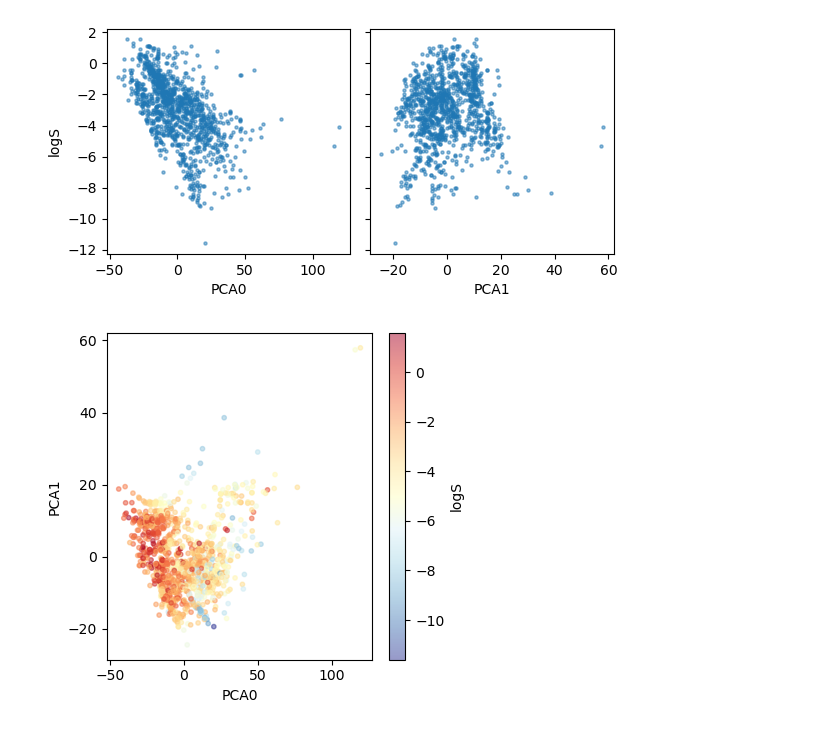
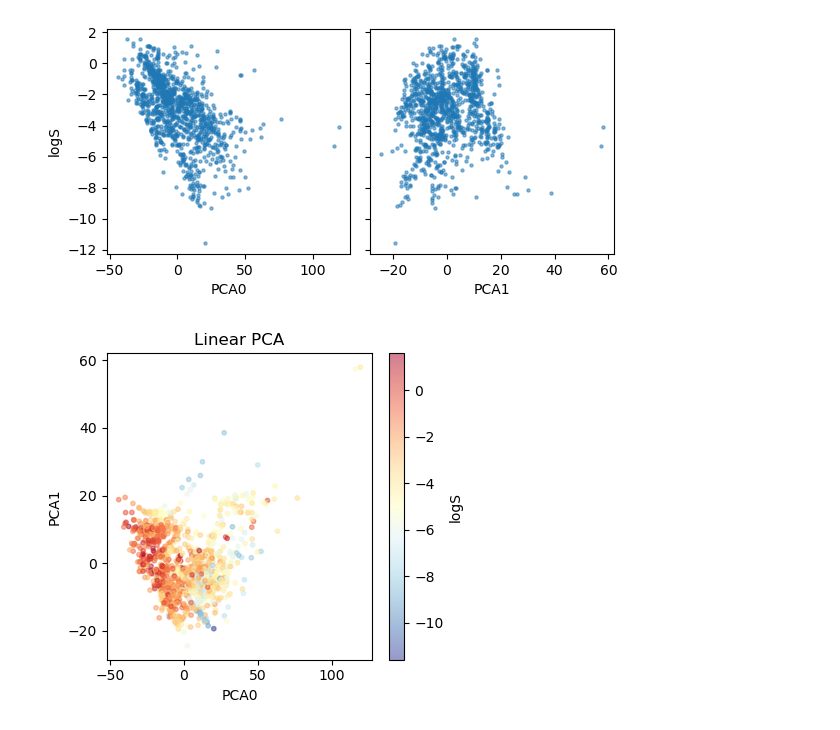
Before and after one commit to hodakamori/ml-tutorial, a Jupyter notebook: 013_feature_engineering/dimension_reduction.ipynb, the cells around one changed output. Cells and saved outputs as stored; diff of their text form; code cells hidden in the pictures.

```diff
--- a/013_feature_engineering/dimension_reduction.ipynb
+++ b/013_feature_engineering/dimension_reduction.ipynb
@@ -59,10 +59,11 @@ plt.tight_layout()
 # %%
 fig = plt.figure(figsize=(8,4))
 ax = fig.add_subplot(121)
 m = ax.scatter(feature[:, 0], feature[:, 1], alpha=0.5, s=10, c=df["logS"].values, cmap="RdYlBu_r")
 fig.colorbar(m, ax=ax, label='logS')
 ax.set_xlabel('PCA0')
 ax.set_ylabel('PCA1')
+ax.set_title("Linear PCA")
 plt.tight_layout()
 # %% [output]
-[figure, old version]
+[figure, new version]
```
Also changed, not shown: parts of 2 cells of this notebook, 6 other files.
